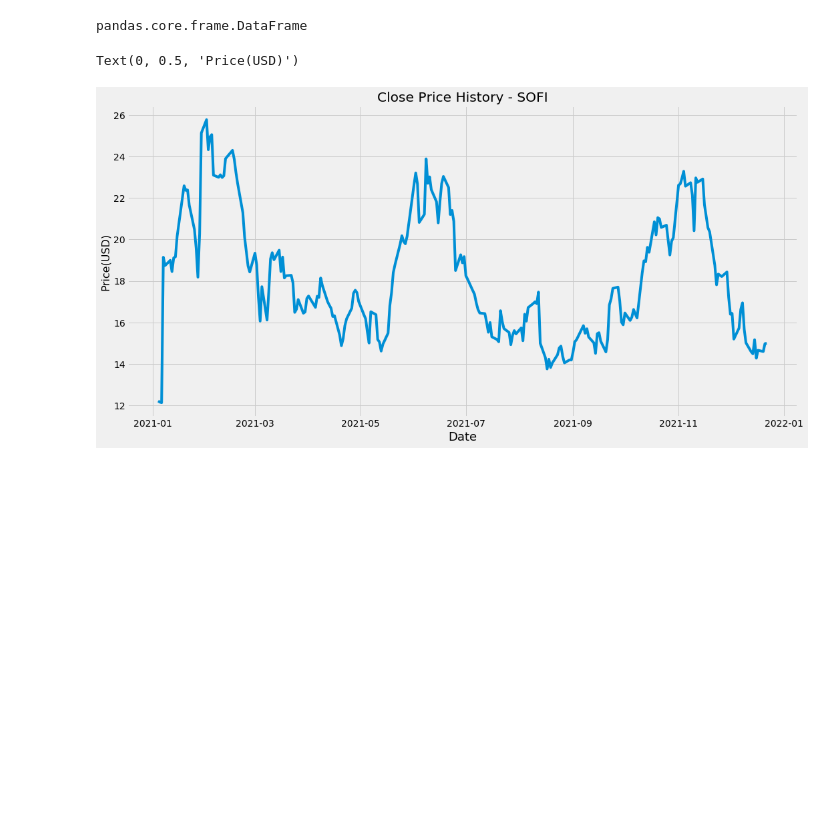
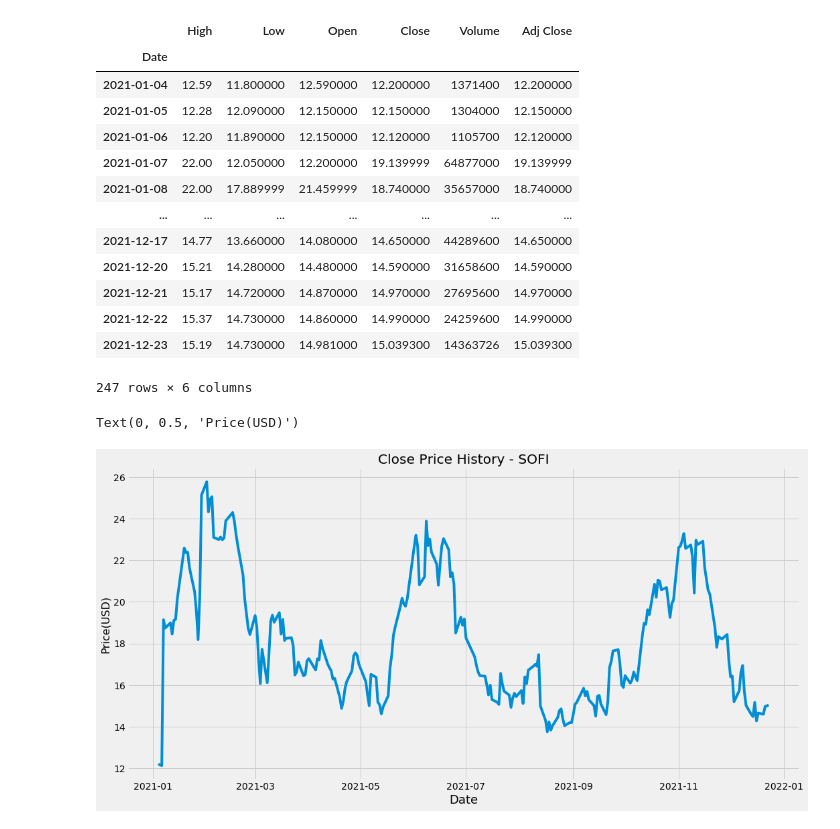
Before and after one commit to Pope91/Stock_Fun, a Jupyter notebook: Stock-Crypto Plot.ipynb, the cells around one changed output. Saved outputs shown, nothing was run; the diff lists cells and outputs as text; code cells hidden in the pictures; blank space fills up the shorter version.

```diff
--- a/Stock-Crypto Plot.ipynb
+++ b/Stock-Crypto Plot.ipynb
@@ -26,10 +27,22 @@ df10= web.DataReader('SOL-USD', data_source='yahoo', start=start, end=end)
 # %%
 #Get the number of rows and columns of the DF
 df.shape
 df
-type(df)
 # %% [output]
+|  | High | Low | Open | Close | Volume | Adj Close |
+| Date |  |  |  |  |  |  |
+| 2021-01-04 | 12.59 | 11.800000 | 12.590000 | 12.200000 | 1371400 | 12.200000 |
+| 2021-01-05 | 12.28 | 12.090000 | 12.150000 | 12.150000 | 1304000 | 12.150000 |
+| 2021-01-06 | 12.20 | 11.890000 | 12.150000 | 12.120000 | 1105700 | 12.120000 |
+| 2021-01-07 | 22.00 | 12.050000 | 12.200000 | 19.139999 | 64877000 | 19.139999 |
+| 2021-01-08 | 22.00 | 17.889999 | 21.459999 | 18.740000 | 35657000 | 18.740000 |
+| ... | ... | ... | ... | ... | ... | ... |
+| 2021-12-17 | 14.77 | 13.660000 | 14.080000 | 14.650000 | 44289600 | 14.650000 |
+| 2021-12-20 | 15.21 | 14.280000 | 14.480000 | 14.590000 | 31658600 | 14.590000 |
+| 2021-12-21 | 15.17 | 14.720000 | 14.870000 | 14.970000 | 27695600 | 14.970000 |
+| 2021-12-22 | 15.37 | 14.730000 | 14.860000 | 14.990000 | 24259600 | 14.990000 |
+| 2021-12-23 | 15.19 | 14.730000 | 14.981000 | 15.039300 | 14363726 | 15.039300 |
-pandas.core.frame.DataFrame
+247 rows × 6 columns
 # %%
 #Visualize the closing price
 plt.figure(figsize=(16,8))
```
Also changed, not shown: parts of 19 cells of this notebook.
